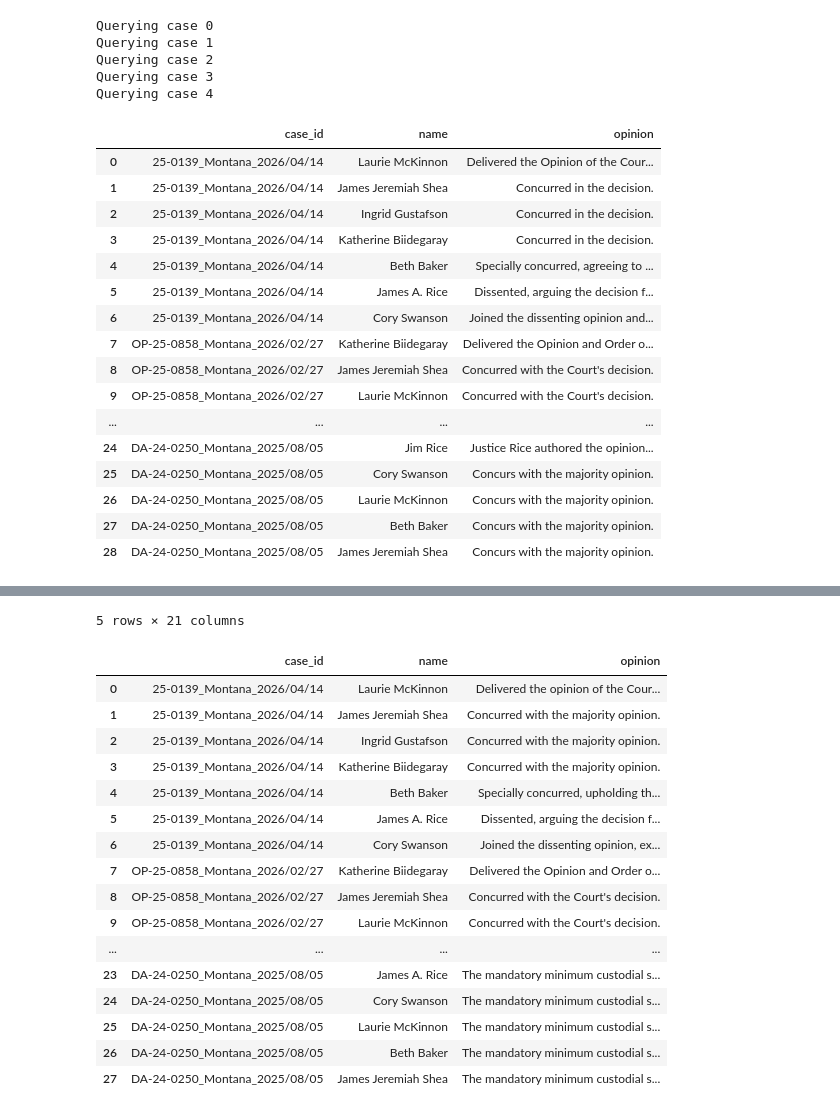
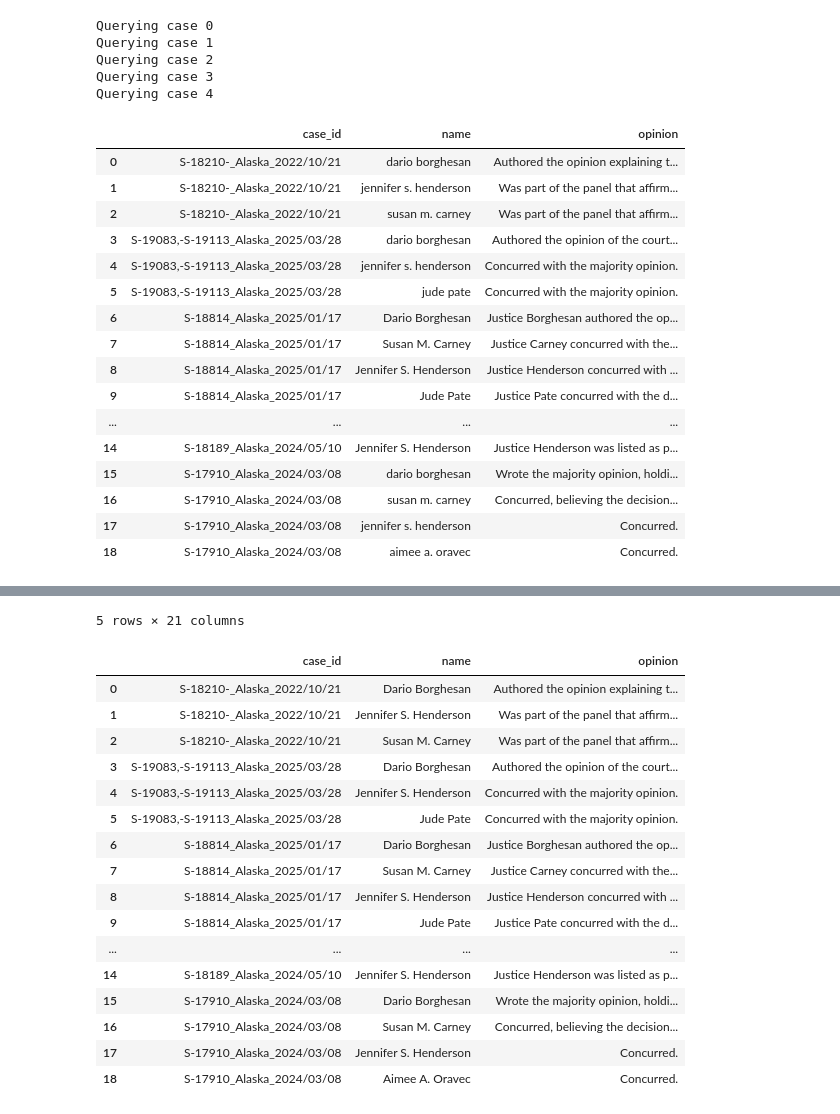
Before and after one commit to uchicago-capp-30320/JudgementCall, a Jupyter notebook: ingestion/llm_processing.ipynb, the cells around one changed output, grey strips where cells are left out. Cells and saved outputs as stored; diff of their text form; code cells hidden in the pictures.

Commit message:
Alaska experiment

```diff
--- a/ingestion/llm_processing.ipynb
+++ b/ingestion/llm_processing.ipynb
@@ -307,10 +311,10 @@ def produce_tables(case_df: pd.DataFrame, judge_df: pd.DataFrame, prompt_path: s
 
     return rd
 # %%
-mon_cases = case_df[case_df["state"] == "Montana"].head(5)
-mon_judges = judge_pd[judge_pd["state"] == "MT"]
+ala_cases = case_df[case_df["state"] == "Alaska"].head(5)
+ala_judges = judge_pd[judge_pd["state"] == "AK"]
 
-mon_opinions = produce_tables(mon_cases, mon_judges, "prompt.txt")
+alaska = produce_tables(ala_cases, ala_judges, "prompt_1.txt")
 # %% [output]
 Querying case 0
 Querying case 1
@@ -318,24 +322,24 @@ Querying case 2
 Querying case 3
 Querying case 4
 # %%
-display(mon_opinions["opinion_table"])
-display(mon_opinions["case_table"])
+display(alaska["opinion_table"])
+display(alaska["case_table"])
 # %% [output]
 |  | case_id | name | opinion |
-| 0 | 25-0139_Montana_2026/04/14 | Laurie McKinnon | Delivered the Opinion of the Cour... |
-| 1 | 25-0139_Montana_2026/04/14 | James Jeremiah Shea | Concurred in the decision. |
-| 2 | 25-0139_Montana_2026/04/14 | Ingrid Gustafson | Concurred in the decision. |
-| 3 | 25-0139_Montana_2026/04/14 | Katherine Biidegaray | Concurred in the decision. |
-| 4 | 25-0139_Montana_2026/04/14 | Beth Baker | Specially concurred, agreeing to ... |
-| 5 | 25-0139_Montana_2026/04/14 | James A. Rice | Dissented, arguing the decision f... |
-| 6 | 25-0139_Montana_2026/04/14 | Cory Swanson | Joined the dissenting opinion and... |
-| 7 | OP-25-0858_Montana_2026/02/27 | Katherine Biidegaray | Delivered the Opinion and Order o... |
-| 8 | OP-25-0858_Montana_2026/02/27 | James Jeremiah Shea | Concurred with the Court's decision. |
-| 9 | OP-25-0858_Montana_2026/02/27 | Laurie McKinnon | Concurred with the Court's decision. |
+| 0 | S-18210-_Alaska_2022/10/21 | dario borghesan | Authored the opinion explaining t... |
+| 1 | S-18210-_Alaska_2022/10/21 | jennifer s. henderson | Was part of the panel that affirm... |
+| 2 | S-18210-_Alaska_2022/10/21 | susan m. carney | Was part of the panel that affirm... |
+| 3 | S-19083,-S-19113_Alaska_2025/03/28 | dario borghesan | Authored the opinion of the court... |
+| 4 | S-19083,-S-19113_Alaska_2025/03/28 | jennifer s. henderson | Concurred with the majority opinion. |
+| 5 | S-19083,-S-19113_Alaska_2025/03/28 | jude pate | Concurred with the majority opinion. |
+| 6 | S-18814_Alaska_2025/01/17 | Dario Borghesan | Justice Borghesan authored the op... |
+| 7 | S-18814_Alaska_2025/01/17 | Susan M. Carney | Justice Carney concurred with the... |
+| 8 | S-18814_Alaska_2025/01/17 | Jennifer S. Henderson | Justice Henderson concurred with ... |
+| 9 | S-18814_Alaska_2025/01/17 | Jude Pate | Justice Pate concurred with the d... |
 | ... | ... | ... | ... |
-| 24 | DA-24-0250_Montana_2025/08/05 | Jim Rice | Justice Rice authored the opinion... |
-| 25 | DA-24-0250_Montana_2025/08/05 | Cory Swanson | Concurs with the majority opinion. |
-| 26 | DA-24-0250_Montana_2025/08/05 | Laurie McKinnon | Concurs with the majority opinion. |
-| 27 | DA-24-0250_Montana_2025/08/05 | Beth Baker | Concurs with the majority opinion. |
-| 28 | DA-24-0250_Montana_2025/08/05 | James Jeremiah Shea | Concurs with the majority opinion. |
+| 14 | S-18189_Alaska_2024/05/10 | Jennifer S. Henderson | Justice Henderson was listed as p... |
+| 15 | S-17910_Alaska_2024/03/08 | dario borghesan | Wrote the majority opinion, holdi... |
+| 16 | S-17910_Alaska_2024/03/08 | susan m. carney | Concurred, believing the decision... |
+| 17 | S-17910_Alaska_2024/03/08 | jennifer s. henderson | Concurred. |
+| 18 | S-17910_Alaska_2024/03/08 | aimee a. oravec | Concurred. |
 |  | case_id | docket_no | title | state | date | type | dispute_desc | decision_outcome | ... |
@@ -365,22 +369,22 @@ def standardize_names(opinion_table: pd.DataFrame, judge_df: pd.DataFrame):
 
     return r_table
 # %%
-standardize_names(mon_opinions["opinion_table"], mon_judges)
+standardize_names(alaska["opinion_table"], ala_judges)
 # %% [output]
 |  | case_id | name | opinion |
-| 0 | 25-0139_Montana_2026/04/14 | Laurie McKinnon | Delivered the opinion of the Cour... |
-| 1 | 25-0139_Montana_2026/04/14 | James Jeremiah Shea | Concurred with the majority opinion. |
-| 2 | 25-0139_Montana_2026/04/14 | Ingrid Gustafson | Concurred with the majority opinion. |
-| 3 | 25-0139_Montana_2026/04/14 | Katherine Biidegaray | Concurred with the majority opinion. |
-| 4 | 25-0139_Montana_2026/04/14 | Beth Baker | Specially concurred, upholding th... |
-| 5 | 25-0139_Montana_2026/04/14 | James A. Rice | Dissented, arguing the decision f... |
-| 6 | 25-0139_Montana_2026/04/14 | Cory Swanson | Joined the dissenting opinion, ex... |
-| 7 | OP-25-0858_Montana_2026/02/27 | Katherine Biidegaray | Delivered the Opinion and Order o... |
-| 8 | OP-25-0858_Montana_2026/02/27 | James Jeremiah Shea | Concurred with the Court's decision. |
-| 9 | OP-25-0858_Montana_2026/02/27 | Laurie McKinnon | Concurred with the Court's decision. |
+| 0 | S-18210-_Alaska_2022/10/21 | Dario Borghesan | Authored the opinion explaining t... |
+| 1 | S-18210-_Alaska_2022/10/21 | Jennifer S. Henderson | Was part of the panel that affirm... |
+| 2 | S-18210-_Alaska_2022/10/21 | Susan M. Carney | Was part of the panel that affirm... |
+| 3 | S-19083,-S-19113_Alaska_2025/03/28 | Dario Borghesan | Authored the opinion of the court... |
+| 4 | S-19083,-S-19113_Alaska_2025/03/28 | Jennifer S. Henderson | Concurred with the majority opinion. |
+| 5 | S-19083,-S-19113_Alaska_2025/03/28 | Jude Pate | Concurred with the majority opinion. |
+| 6 | S-18814_Alaska_2025/01/17 | Dario Borghesan | Justice Borghesan authored the op... |
+| 7 | S-18814_Alaska_2025/01/17 | Susan M. Carney | Justice Carney concurred with the... |
+| 8 | S-18814_Alaska_2025/01/17 | Jennifer S. Henderson | Justice Henderson concurred with ... |
+| 9 | S-18814_Alaska_2025/01/17 | Jude Pate | Justice Pate concurred with the d... |
 | ... | ... | ... | ... |
-| 23 | DA-24-0250_Montana_2025/08/05 | James A. Rice | The mandatory minimum custodial s... |
-| 24 | DA-24-0250_Montana_2025/08/05 | Cory Swanson | The mandatory minimum custodial s... |
-| 25 | DA-24-0250_Montana_2025/08/05 | Laurie McKinnon | The mandatory minimum custodial s... |
-| 26 | DA-24-0250_Montana_2025/08/05 | Beth Baker | The mandatory minimum custodial s... |
-| 27 | DA-24-0250_Montana_2025/08/05 | James Jeremiah Shea | The mandatory minimum custodial s... |
+| 14 | S-18189_Alaska_2024/05/10 | Jennifer S. Henderson | Justice Henderson was listed as p... |
+| 15 | S-17910_Alaska_2024/03/08 | Dario Borghesan | Wrote the majority opinion, holdi... |
+| 16 | S-17910_Alaska_2024/03/08 | Susan M. Carney | Concurred, believing the decision... |
+| 17 | S-17910_Alaska_2024/03/08 | Jennifer S. Henderson | Concurred. |
+| 18 | S-17910_Alaska_2024/03/08 | Aimee A. Oravec | Concurred. |
```
Also changed, not shown: parts of 2 cells of this notebook.
